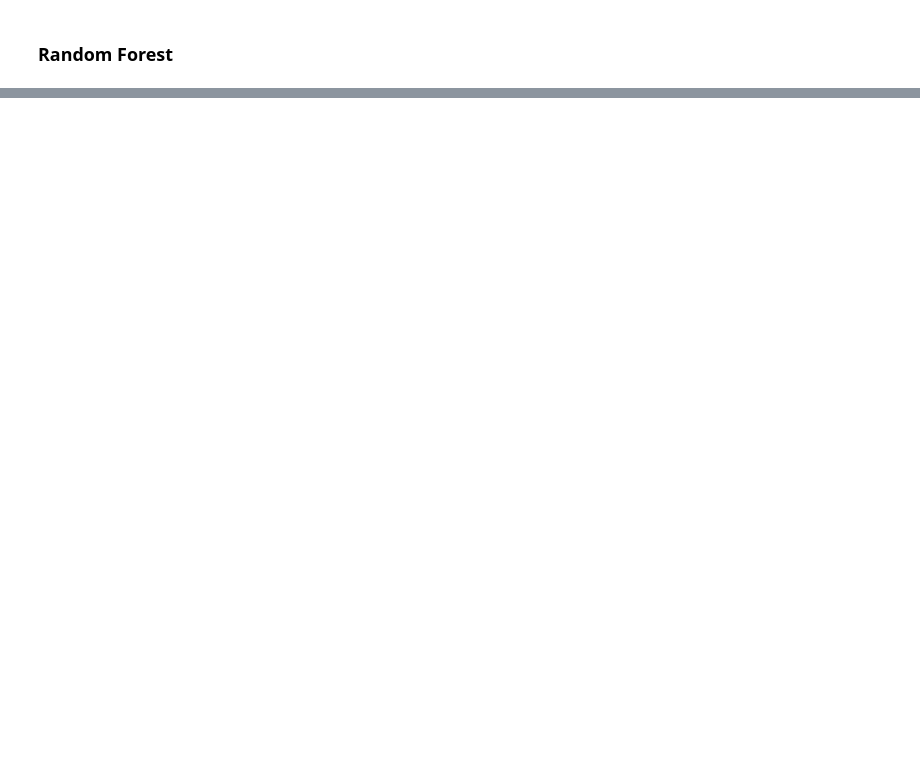
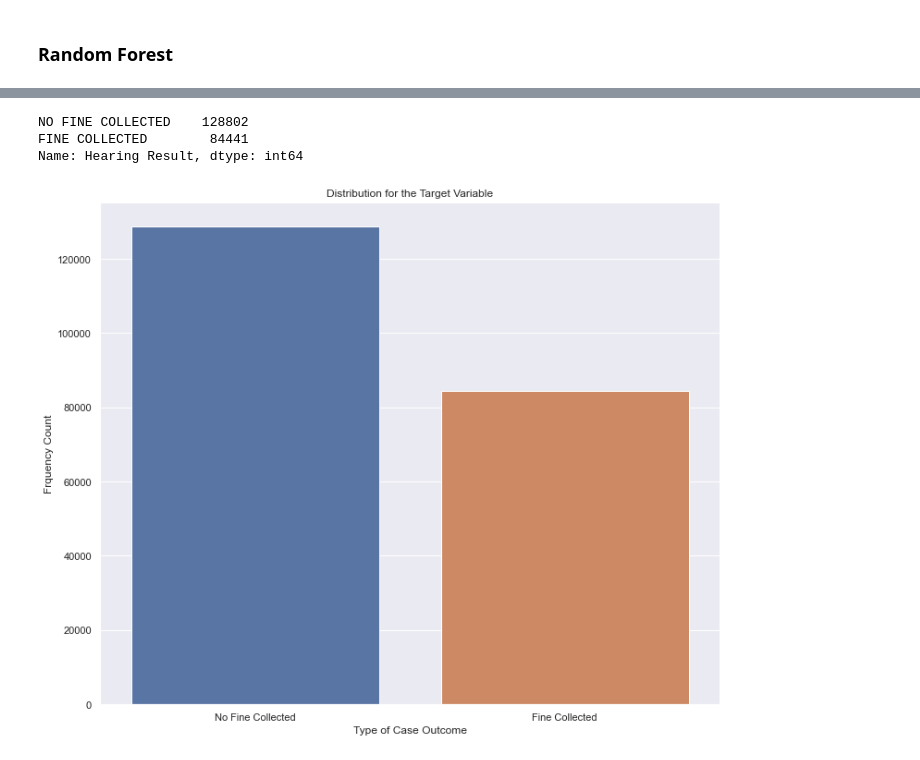
Before and after one commit to allisongao4015/oath_cases, a Jupyter notebook: Final_Notebook.ipynb, the cells around one changed output, grey strips where cells are left out. Drawn from its saved outputs; the diff is of its cells as text; code cells hidden in the pictures; blank space fills up the shorter version.

```diff
--- a/Final_Notebook.ipynb
+++ b/Final_Notebook.ipynb
@@ -2172,10 +2505,18 @@ since the training and testing dataset were split using the stratify method, we
+# %%
+df["Hearing Result"].value_counts()
+# %% [output]
+NO FINE COLLECTED    128802
+FINE COLLECTED        84441
+Name: Hearing Result, dtype: int64
 # %%
 fig,axes = plt.subplots(figsize=(12,10))
 
 sns.set_theme(style="darkgrid")
 sns.countplot(x='Hearing Result', data=merged_train_df)
 axes.set_title("Distribution for the Target Variable")
 axes.set_xlabel("Type of Case Outcome")
 axes.set_ylabel("Frquency Count")
-axes.set(xticklabels=["Fee Collected", "No Fee Collected"])
-fig.savefig("target distribution.png")
+axes.set(xticklabels=["No Fine Collected", "Fine Collected"])
+fig.savefig("1target distribution.png")
+# %% [output]
+[figure, added]
```
Also changed, not shown: parts of 119 cells of this notebook.
